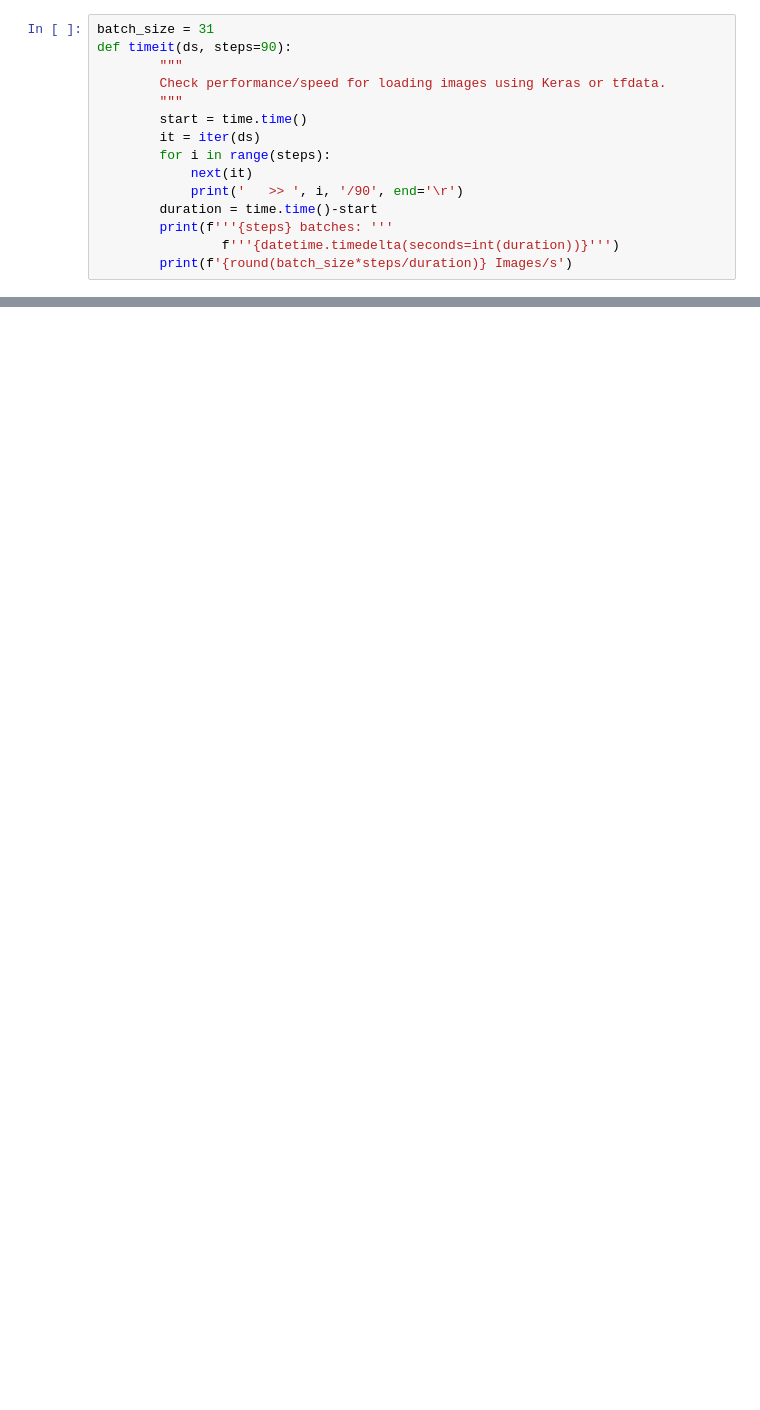
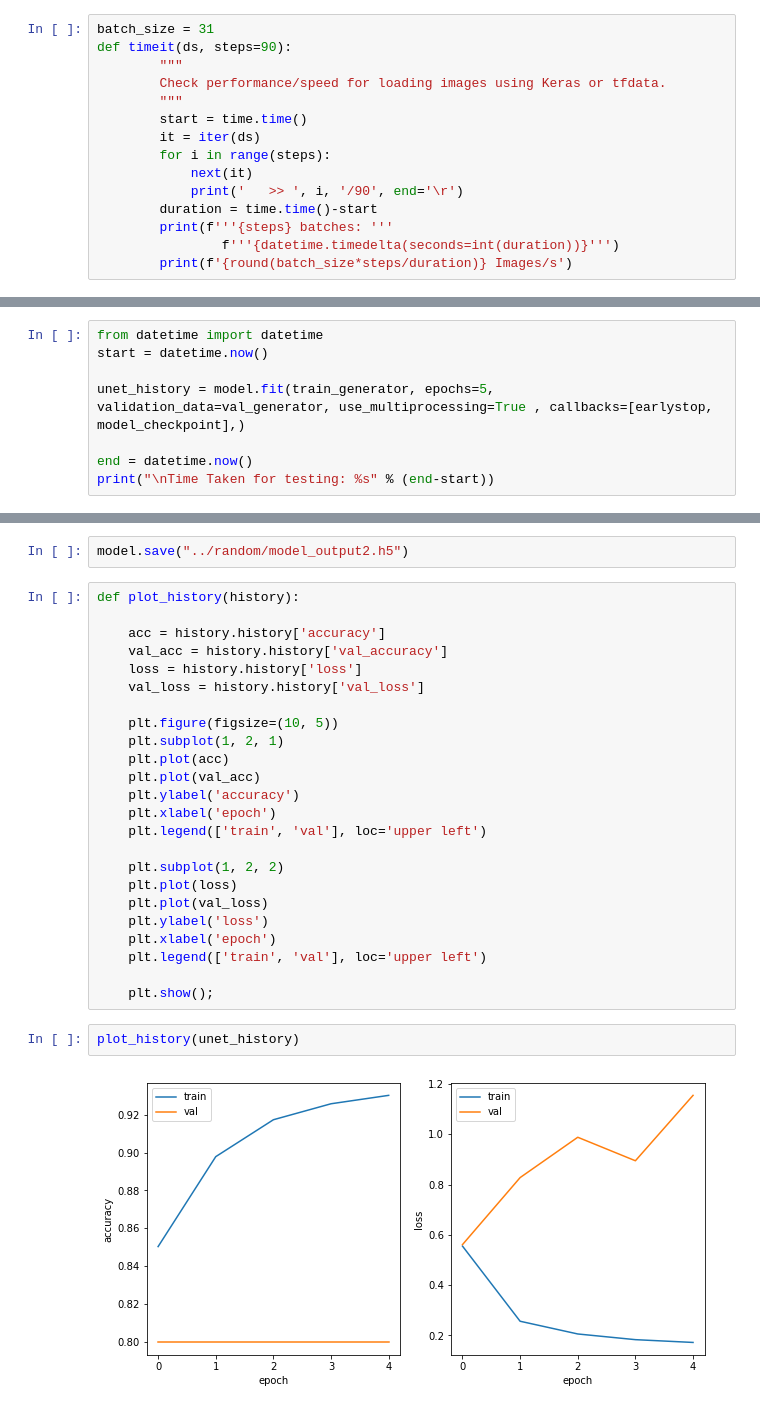
Before and after one commit to CSCCNY/final-project-landandbuildingsatimg-ccny, a Jupyter notebook: notebooks/scratch/01-HG-datagenerator_test_3.ipynb, the cells around one changed output, grey strips where cells are left out. Drawn from its saved outputs; the diff is of its cells as text; blank space fills up the shorter version.

```diff
--- a/notebooks/scratch/01-HG-datagenerator_test_3.ipynb
+++ b/notebooks/scratch/01-HG-datagenerator_test_3.ipynb
@@ -403,0 +408,8 @@ Hint: If you want to see a list of allocated tensors when OOM happens, add repor
+# %%
+from datetime import datetime
+start = datetime.now()
+
+unet_history = model.fit(train_generator, epochs=5, validation_data=val_generator, use_multiprocessing=True , callbacks=[earlystop, model_checkpoint],)
+
+end = datetime.now()
+print("\nTime Taken for testing: %s" % (end-start))
@@ -403,0 +434,30 @@ Hint: If you want to see a list of allocated tensors when OOM happens, add repor
+# %%
+model.save("../random/model_output2.h5")
+# %%
+def plot_history(history):
+
+    acc = history.history['accuracy']
+    val_acc = history.history['val_accuracy']
+    loss = history.history['loss']
+    val_loss = history.history['val_loss']
+
+    plt.figure(figsize=(10, 5))
+    plt.subplot(1, 2, 1)
+    plt.plot(acc)
+    plt.plot(val_acc)
+    plt.ylabel('accuracy')
+    plt.xlabel('epoch')
+    plt.legend(['train', 'val'], loc='upper left')
+
+    plt.subplot(1, 2, 2)
+    plt.plot(loss)
+    plt.plot(val_loss)
+    plt.ylabel('loss')
+    plt.xlabel('epoch')
+    plt.legend(['train', 'val'], loc='upper left')
+
+    plt.show();
+# %%
+plot_history(unet_history)
+# %% [output]
+[figure, added]
```
Also changed, not shown: parts of 18 cells of this notebook.
